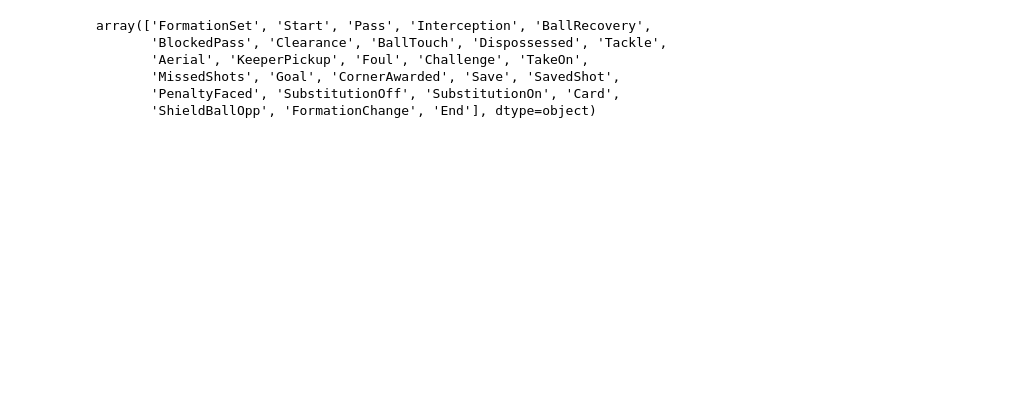
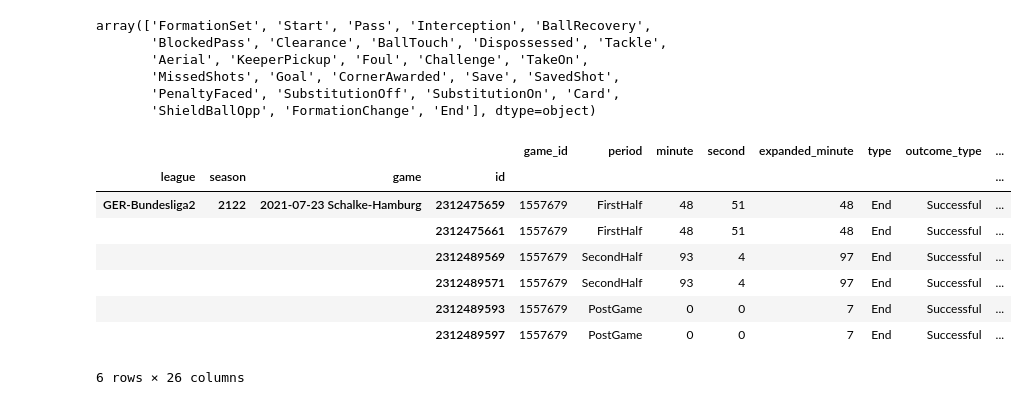
Before and after one commit to s-morten/packing-report, a Jupyter notebook: corner-impact/corner-impact.ipynb, the cells around one changed output. Drawn from its saved outputs; the diff is of its cells as text; code cells hidden in the pictures; blank space fills up the shorter version.

```diff
--- a/corner-impact/corner-impact.ipynb
+++ b/corner-impact/corner-impact.ipynb
@@ -57,6 +57,20 @@ array(['FormationSet', 'Start', 'Pass', 'Interception', 'BallRecovery',
        'MissedShots', 'Goal', 'CornerAwarded', 'Save', 'SavedShot',
        'PenaltyFaced', 'SubstitutionOff', 'SubstitutionOn', 'Card',
        'ShieldBallOpp', 'FormationChange', 'End'], dtype=object)
+# %%
+event_end = events.loc[(events["type"] == "End")]
+END_OF_GAME = event_end[(event_end["period"] == "SecondHalf") &  (event_end["team_id"] == 39)]["expanded_minute"].values[0]
+event_end
+# %% [output]
+|  |  |  |  | game_id | period | minute | second | expanded_minute | type | outcome_type | ... |
+| league | season | game | id |  |  |  |  |  |  |  | ... |
+| GER-Bundesliga2 | 2122 | 2021-07-23 Schalke-Hamburg | 2312475659 | 1557679 | FirstHalf | 48 | 51 | 48 | End | Successful | ... |
+|  |  |  | 2312475661 | 1557679 | FirstHalf | 48 | 51 | 48 | End | Successful | ... |
+|  |  |  | 2312489569 | 1557679 | SecondHalf | 93 | 4 | 97 | End | Successful | ... |
+|  |  |  | 2312489571 | 1557679 | SecondHalf | 93 | 4 | 97 | End | Successful | ... |
+|  |  |  | 2312489593 | 1557679 | PostGame | 0 | 0 | 7 | End | Successful | ... |
+|  |  |  | 2312489597 | 1557679 | PostGame | 0 | 0 | 7 | End | Successful | ... |
+6 rows × 26 columns
 # %%
 event_dataframe = events.loc[(events["type"] == "SubstitutionOff")]
 event_dataframe
```
Also changed, not shown: parts of 16 cells of this notebook.
